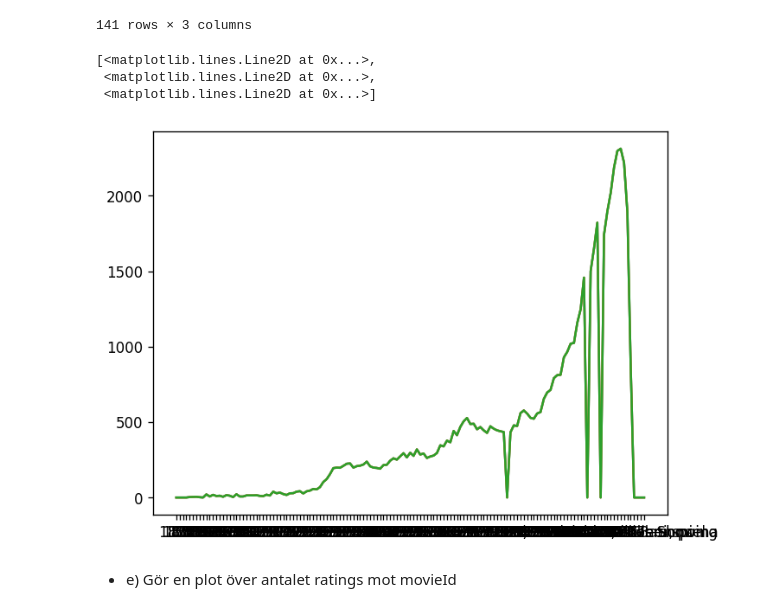
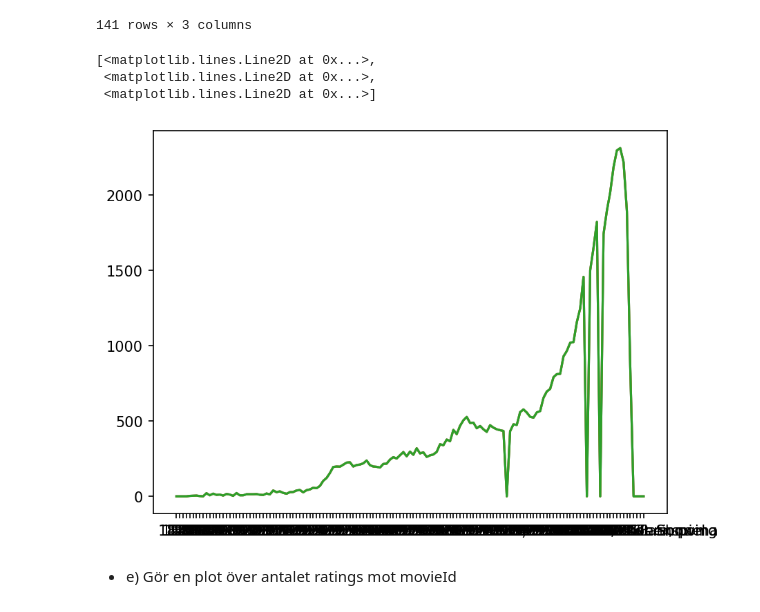
Before and after one commit to AmalDerbali/AmalDerbali-Lab-Machine-Learning, a Jupyter notebook: Recommender_system.ipynb, the cells around one changed output. Drawn from its saved outputs; the diff is of its cells as text; code cells hidden in the pictures.

```diff
--- a/Recommender_system.ipynb
+++ b/Recommender_system.ipynb
@@ -177,13 +177,13 @@ movies_yr
 | Your Past Is Showing | 1 | 1 | 1 |
 141 rows × 3 columns
 # %%
-plt.figure(dpi=120)
+plt.figure(dpi=150)
 plt.plot(movies_yr)
 # %% [output]
 [<matplotlib.lines.Line2D at 0x...>,
  <matplotlib.lines.Line2D at 0x...>,
  <matplotlib.lines.Line2D at 0x...>]
-[figure, old version]
+[figure, new version]
 # %% [markdown]
 - e) Gör en plot över antalet ratings mot movieId
 # %%
```
Also changed, not shown: parts of 16 cells of this notebook.
